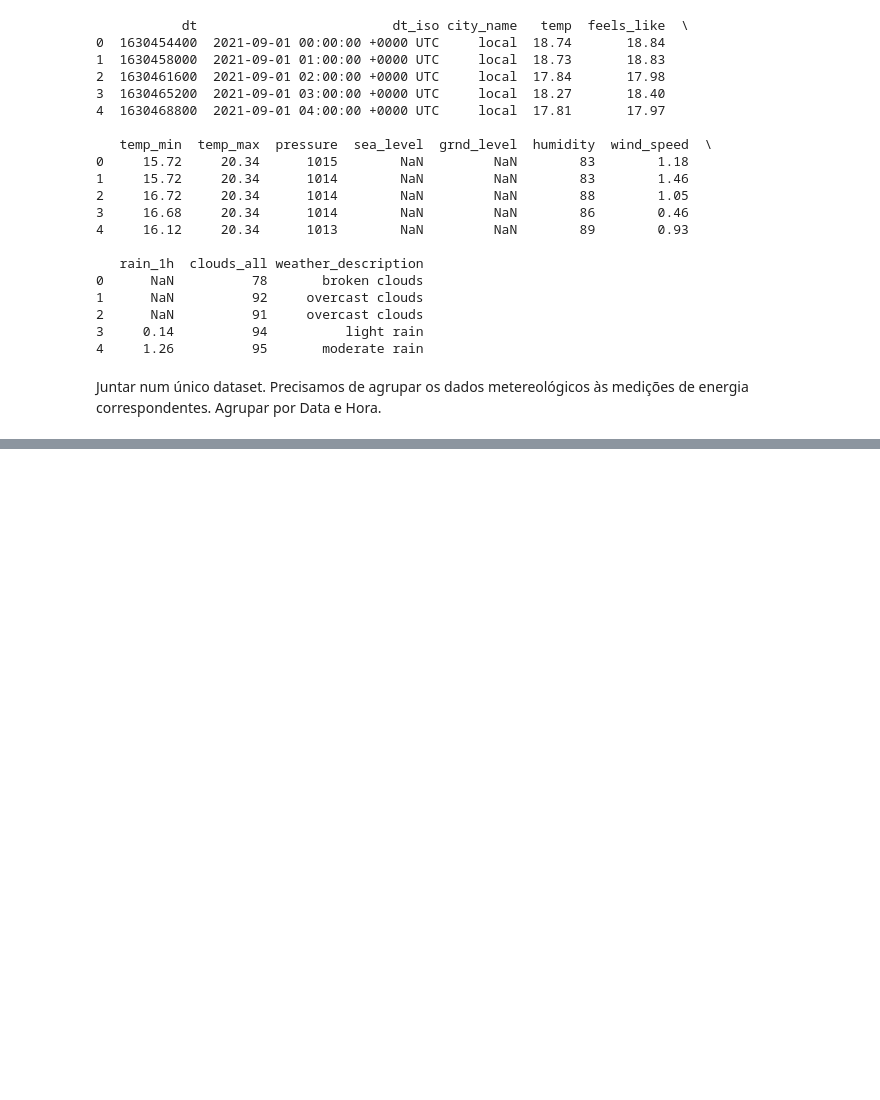
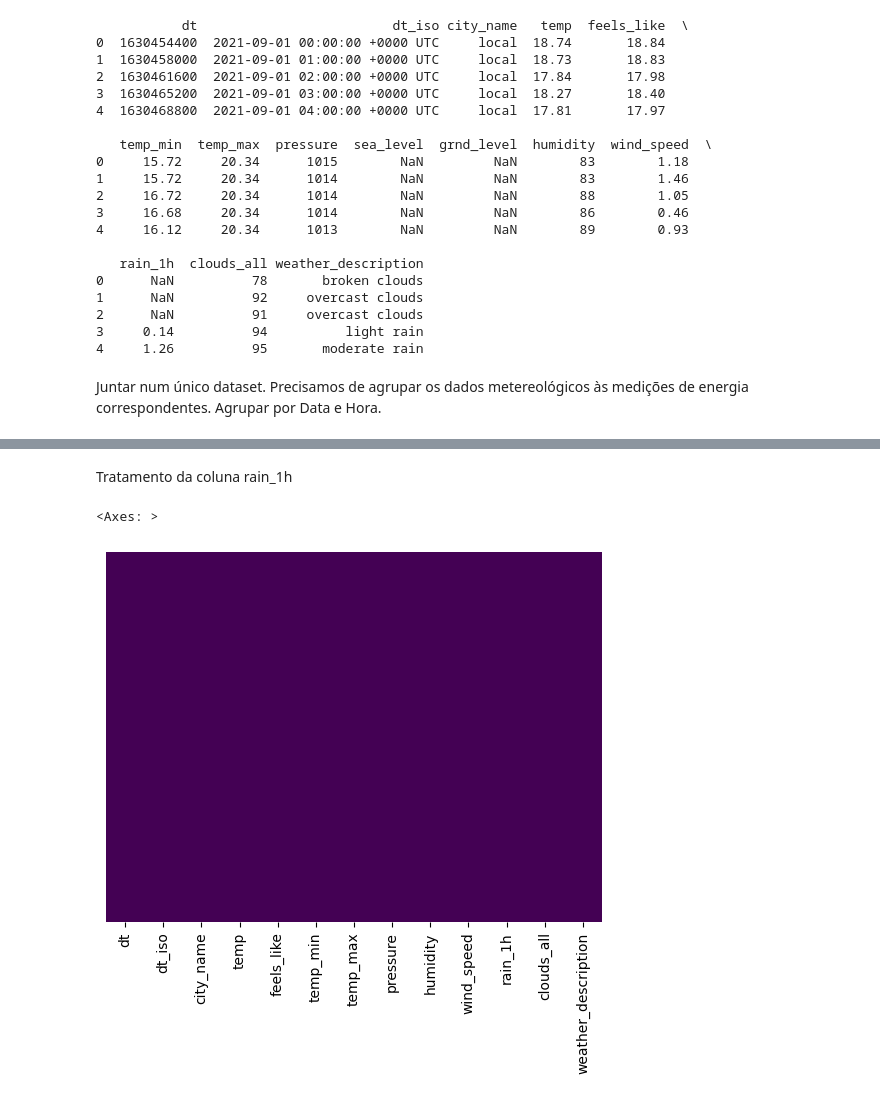
Before and after one commit to jpgoncalves13/DAA, a Jupyter notebook: DatasetCompeticao/dataset_competicao.ipynb, the cells around one changed output, grey strips where cells are left out. Cells and saved outputs as stored; diff of their text form; code cells hidden in the pictures; blank space fills up the shorter version.

```diff
--- a/DatasetCompeticao/dataset_competicao.ipynb
+++ b/DatasetCompeticao/dataset_competicao.ipynb
@@ -197,0 +240,8 @@ meteo.info()
+# %% [markdown]
+Tratamento da coluna rain_1h
+# %%
+meteo['rain_1h'] = meteo['rain_1h'].fillna(0)
+sns.heatmap(meteo.isnull(), yticklabels=False, cbar=False, cmap='viridis')
+# %% [output]
+<Axes: >
+[figure, added]
```
Also changed, not shown: parts of 26 cells of this notebook.
